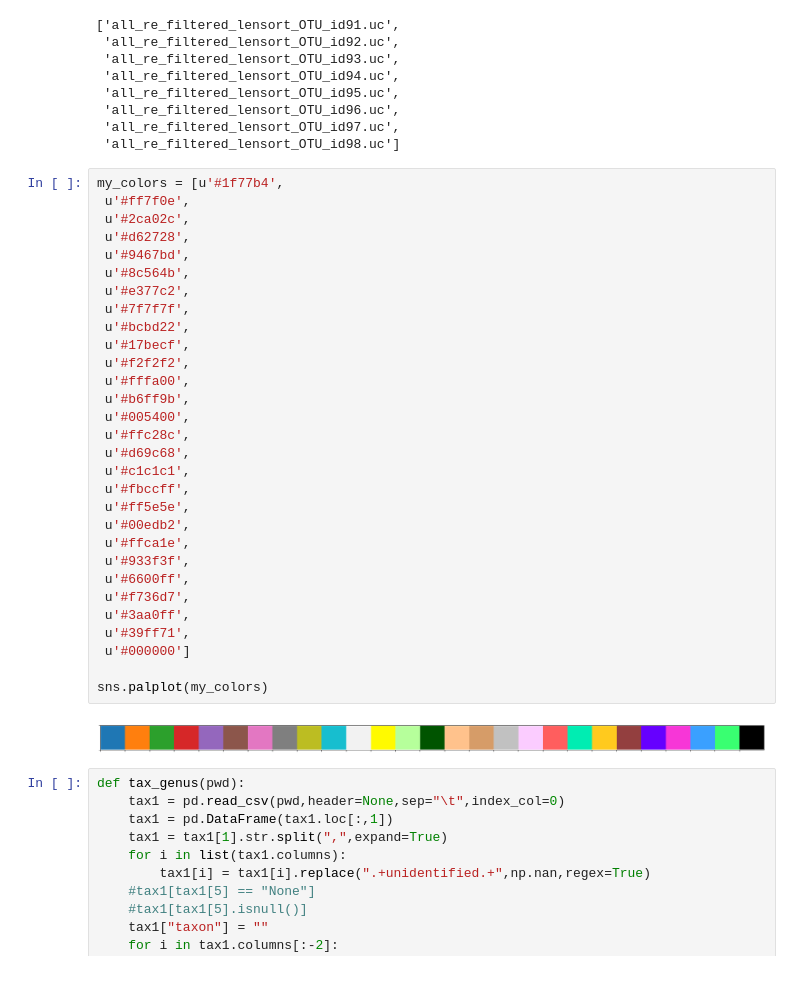
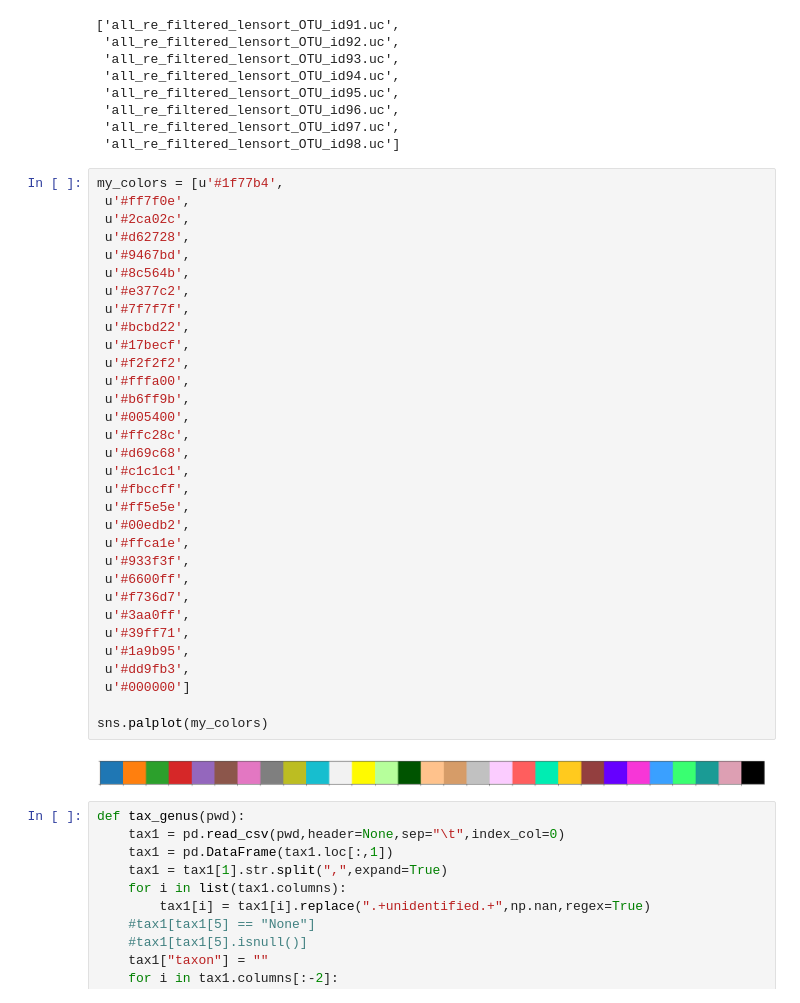
Before and after one commit to jzz0026/Sorgumn_root_microbe_project, a Jupyter notebook: 03062019_ITS_2P_112_test/usearch_analysis/Plot_usearch_clustering.ipynb, the cells around one changed output. Cells and saved outputs as stored; diff of their text form.

```diff
--- a/03062019_ITS_2P_112_test/usearch_analysis/Plot_usearch_clustering.ipynb
+++ b/03062019_ITS_2P_112_test/usearch_analysis/Plot_usearch_clustering.ipynb
@@ -25,34 +25,36 @@ names
 my_colors = [u'#1f77b4',
  u'#ff7f0e',
  u'#2ca02c',
  u'#d62728',
  u'#9467bd',
  u'#8c564b',
  u'#e377c2',
  u'#7f7f7f',
  u'#bcbd22',
  u'#17becf',
  u'#f2f2f2',
  u'#fffa00',
  u'#b6ff9b',
  u'#005400',
  u'#ffc28c',
  u'#d69c68',
  u'#c1c1c1',
  u'#fbccff',
  u'#ff5e5e',
  u'#00edb2',
  u'#ffca1e',
  u'#933f3f',
  u'#6600ff',
  u'#f736d7',
  u'#3aa0ff',
  u'#39ff71',
+ u'#1a9b95',
+ u'#dd9fb3',
  u'#000000']
 
 sns.palplot(my_colors)
 # %% [output]
-[figure, old version]
+[figure, new version]
 # %%
 def tax_genus(pwd):
     tax1 = pd.read_csv(pwd,header=None,sep="\t",index_col=0)
```
Also changed, not shown: parts of 20 cells of this notebook.
